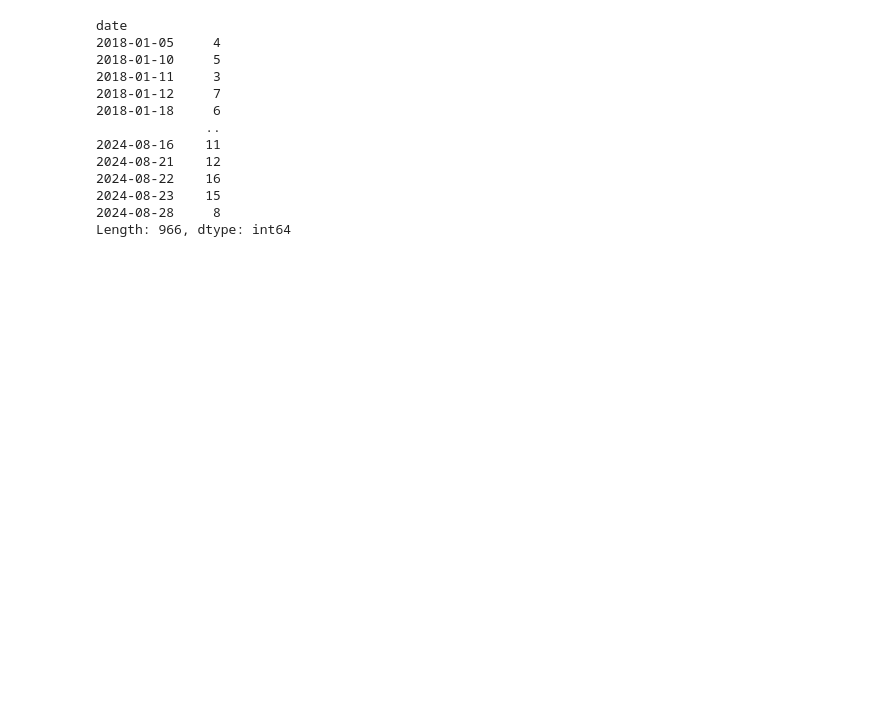
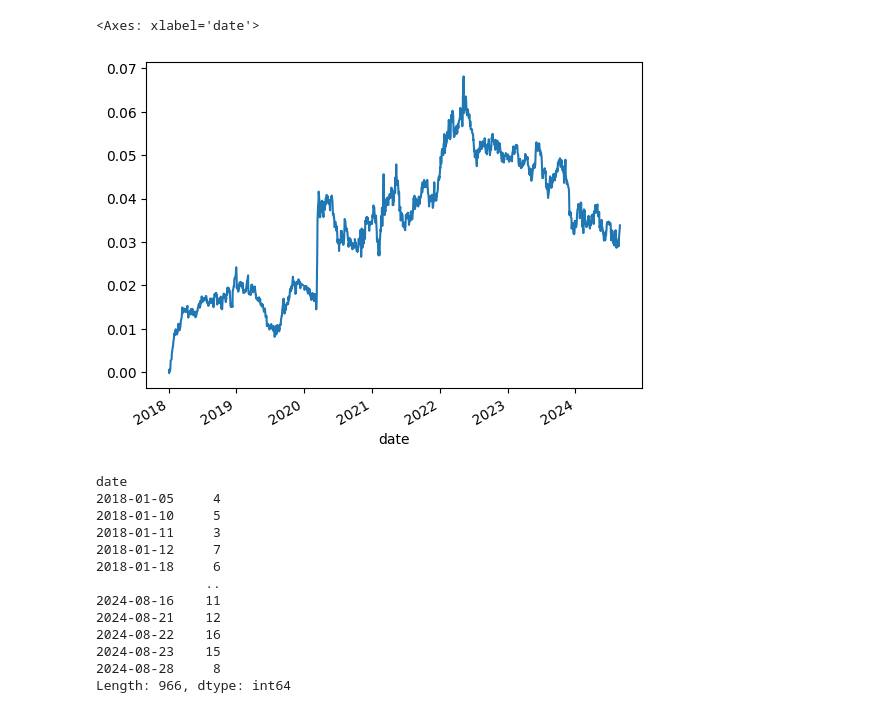
Before and after one commit to yyt-coder/polymer, a Jupyter notebook: 2_predictions.ipynb, the cells around one changed output. Cells and saved outputs as stored; diff of their text form; code cells hidden in the pictures; blank space fills up the shorter version.

```diff
--- a/2_predictions.ipynb
+++ b/2_predictions.ipynb
@@ -31,3 +33,9 @@ port_df
+# %%
+sig_df['ret'] = sig_df['score'] * sig_df['y_true']
+sig_df.groupby('date')['ret'].mean().cumsum().plot()
+# %% [output]
+<Axes: xlabel='date'>
+[figure, added]
 # %%
 (port_df<0).sum(axis=1)
 # %% [output]
```
Also changed, not shown: parts of 2 cells of this notebook, 5 other files.
